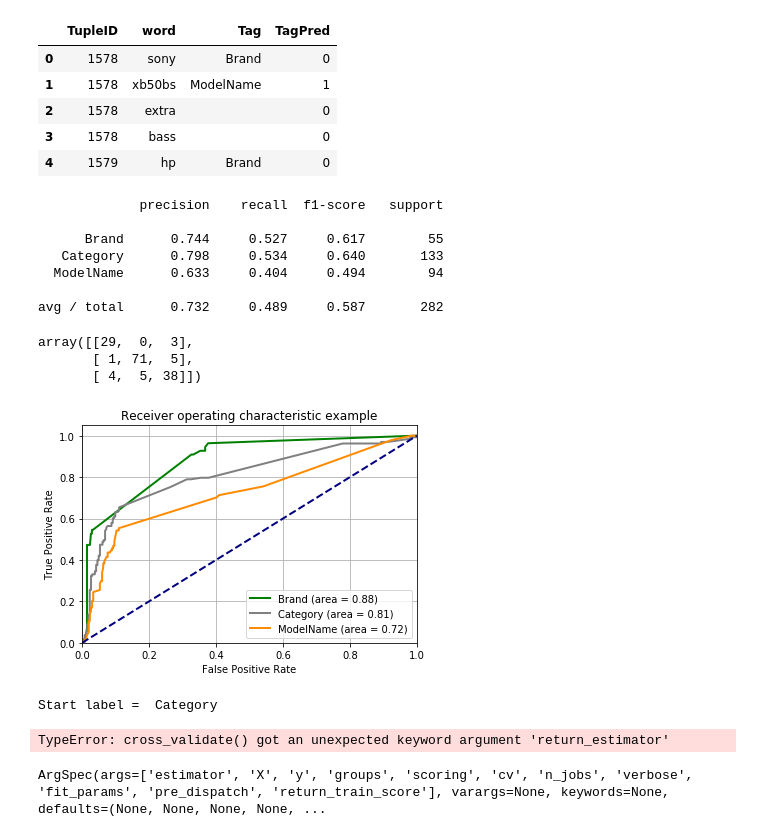
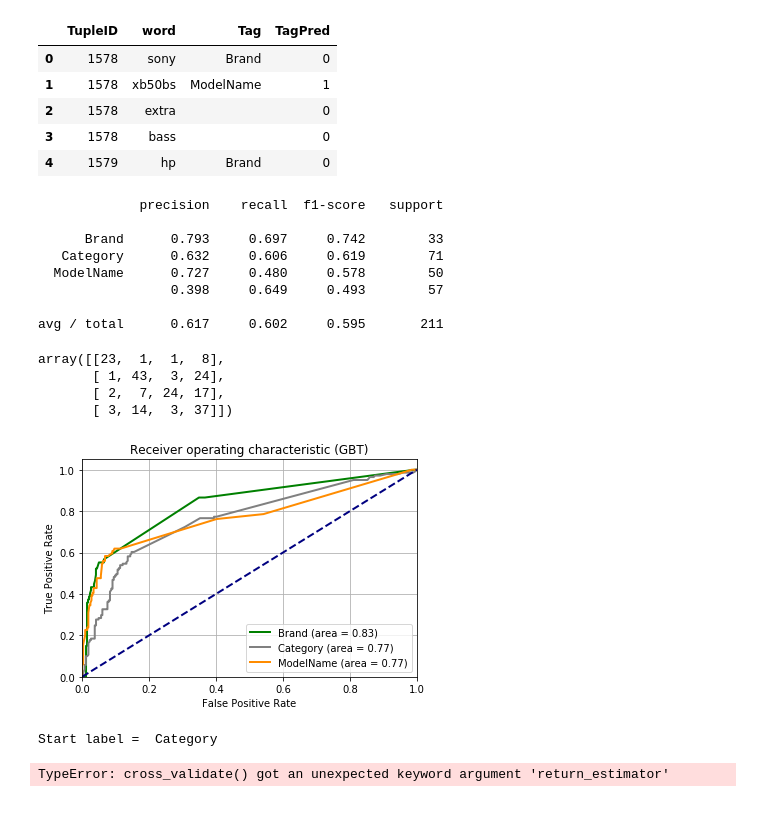
Before and after one commit to chocobo244/cs229-project, a Jupyter notebook: NER-GBT-Small.ipynb, the cells around one changed output. Drawn from its saved outputs; the diff is of its cells as text; code cells hidden in the pictures.

```diff
--- a/NER-GBT-Small.ipynb
+++ b/NER-GBT-Small.ipynb
@@ -197,7 +197,7 @@ def augment_tuple(ptuple, id):
 # Create training and dev set
 ROW_TAGGED = len( [x for x in pcontents if x[INDEX_TAGGED] == True])
 tagged_set = [x for x in pcontents if x[INDEX_TAGGED] == True]
-train_set_index= np.random.choice(ROW_TAGGED, size=int(ROW_TAGGED*0.90), replace=False)
+train_set_index= np.random.choice(ROW_TAGGED, size=int(ROW_TAGGED*0.95), replace=False)
 
 dev_set_index = list(set(range(ROW_TAGGED)) - set(train_set_index))
 train_set = [tagged_set[i] for i in train_set_index]
@@ -497,8 +497,8 @@ Wall time: 3.91 s
 # %%
 %%time
-start_time = timeit.default_timer()
 
-all_labels = ['Brand', 'Category', 'ModelName']
+
+all_labels = ['Brand', 'Category', 'ModelName', '']
 cls_per_ner = {}
 
 df_train_result = df_train.loc[:, ['TupleID', 'word','Tag']].copy()
@@ -532,7 +532,7 @@ for label in all_labels:
     Y_train = df_train_copy['Y']
 
     #svc = SVC(kernel='rbf', gamma=0.7, probability=True)
-    kf = KFold(n_splits = 5, shuffle = True, random_state= 0)
+    #kf = KFold(n_splits = 5, shuffle = True, random_state= 0)
     clf = model.fit(X_train, Y_train)
     cls_per_ner[label] = clf
 
@@ -545,9 +545,6 @@ for label in all_labels:
     print(confusion_matrix(Y_train, y_pred))
 
     print(classification_report(Y_train, y_pred))
-
-elapsed = timeit.default_timer() - start_time
-print('Elpased time=', elapsed)
 
 csv_buffer = StringIO()
 df_train_result.to_csv(csv_buffer)
@@ -585,8 +582,5 @@ for label in all_labels:
 csv_buffer = StringIO()
 df_dev_result.to_csv(csv_buffer)
 s3.Object(bucket_name, 'dev_gbm_result-small.csv').put(Body=csv_buffer.getvalue())
-
-elapsed = timeit.default_timer() - start_time
-print('Elpased time=', elapsed)
 # %% [output]
 Start label =  Brand
@@ -640,7 +634,7 @@ df_dev_result[label] = y_pred_porbability[:,1]
 # %%
 df_dev_result['TagPred'] = ''
 # %%
-prob_threshold = 0.5
+prob_threshold = 0.4
 def calc_tag(row):
     maxi = np.argmax([row[name] for name in all_labels])
     maxval = row[all_labels[maxi]]
@@ -680,43 +674,45 @@ print(metrics.flat_classification_report(
 # %% [output]
              precision    recall  f1-score   support
 
-      Brand      0.744     0.527     0.617        55
-   Category      0.798     0.534     0.640       133
-  ModelName      0.633     0.404     0.494        94
+      Brand      0.793     0.697     0.742        33
+   Category      0.632     0.606     0.619        71
+  ModelName      0.727     0.480     0.578        50
+                 0.398     0.649     0.493        57
 
-avg / total      0.732     0.489     0.587       282
+avg / total      0.617     0.602     0.595       211
 # %%
 sklearn.metrics.confusion_matrix(df_dev_result['Tag'], df_dev_result['TagPred'], labels=all_labels)
 # %% [output]
-array([[29,  0,  3],
-       [ 1, 71,  5],
-       [ 4,  5, 38]])
+array([[23,  1,  1,  8],
+       [ 1, 43,  3, 24],
+       [ 2,  7, 24, 17],
+       [ 3, 14,  3, 37]])
 # %%
 fpr = {}
 tpr = {}
 roc_auc = {}
 colors = {'Brand' : 'green', 'ModelName' : 'darkorange', 'Category' : 'grey'}
 for label in all_labels:
     fpr[label], tpr[label], _ = sklearn.metrics.roc_curve(y_true=list((df_dev_result['Tag'] == label).astype(int)),
                                   y_score=df_dev_result[label].astype(float), pos_label=1)
     roc_auc[label] = auc(fpr[label], tpr[label])
 
 plt.figure()
 lw = 2
 for label in all_labels:
     plt.plot(fpr[label], tpr[label], color=colors[label],
              lw=lw, label='%s (area = %0.2f)' % (label,roc_auc[label]))
 plt.plot([0, 1], [0, 1], color='navy', lw=lw, linestyle='--')
 plt.xlim([0.0, 1.0])
 plt.ylim([0.0, 1.05])
 plt.xlabel('False Positive Rate')
 plt.ylabel('True Positive Rate')
-plt.title('Receiver operating characteristic example')
+plt.title('Receiver operating characteristic (GBT)')
 plt.legend(loc="lower right")
 plt.grid()
 plt.show()
 # %% [output]
-[figure, old version]
+[figure, new version]
 # %%
 #https://scikit-learn.org/stable/modules/generated/sklearn.model_selection.cross_validate.html
 from sklearn.model_selection import cross_validate
@@ -739,8 +735,3 @@ cv_results = cross_validate(model, X_train, Y_train, cv=3, scoring='recall', ret
 # %% [output]
 Start label =  Category
 TypeError: cross_validate() got an unexpected keyword argument 'return_estimator'
-# %%
-import inspect
-inspect.getargspec(cross_validate)
-# %% [output]
-ArgSpec(args=['estimator', 'X', 'y', 'groups', 'scoring', 'cv', 'n_jobs', 'verbose', 'fit_params', 'pre_dispatch', 'return_train_score'], varargs=None, keywords=None, defaults=(None, None, None, None, ...
```
Also changed, not shown: parts of 5 cells of this notebook, 3 other files.
